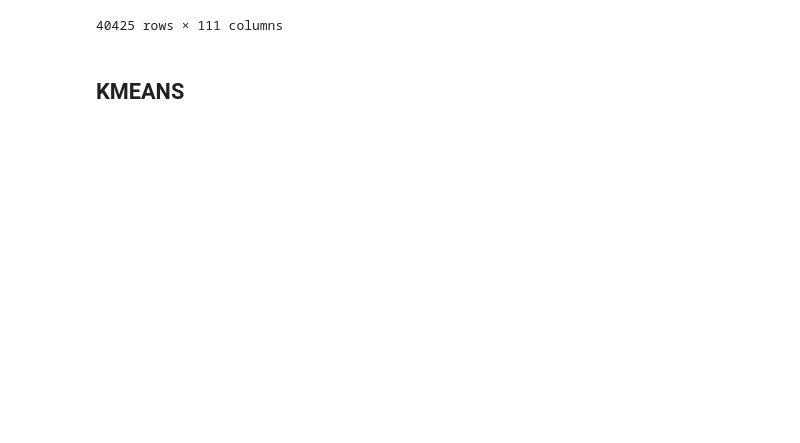
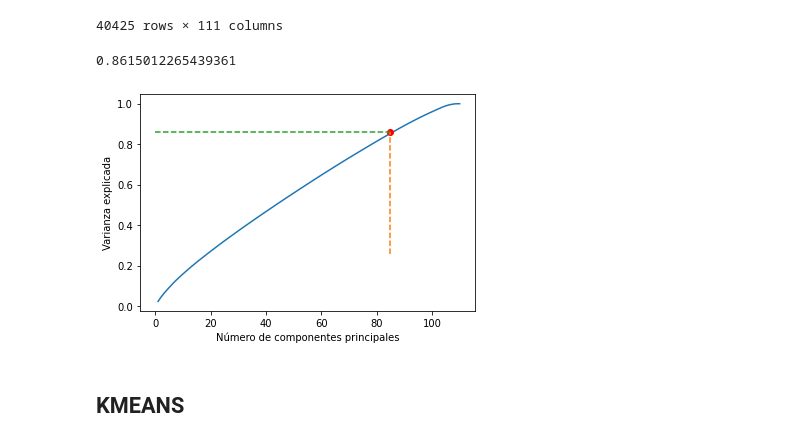
Before and after one commit to IciaCarroBarallobre/AprendizajeNoSupervisado, a Jupyter notebook: Clustering.ipynb, the cells around one changed output. Drawn from its saved outputs; the diff is of its cells as text; code cells hidden in the pictures; blank space fills up the shorter version.

```diff
--- a/Clustering.ipynb
+++ b/Clustering.ipynb
@@ -13,10 +13,11 @@ import re
 from sklearn.preprocessing import OneHotEncoder
 from geopy.geocoders import Nominatim
 import matplotlib.cm as cm
+from sklearn.decomposition import PCA, NMF
 
 geolocator = Nominatim(user_agent="Your_Name")
 N_DATASET=2
-COLAB = 0 # COLAB =1 si usamos colab
+COLAB = 1 # COLAB =1 si usamos colab
 
 DATASETS = ["homosexualf_preprocesado.csv", "homosexualh_preprocesado.csv", "heterosexual_preprocesado.csv"]
 # %%
@@ -51,6 +51,28 @@ df
 | 40448 | -1.118895 | -0.157919 | 1.191063 | -0.119448 | -0.383835 | -1.079168 | -0.426716 | 3.117625 | -10.925455 | ... |
 | 40449 | -0.481919 | -0.157919 | 1.191063 | -0.119448 | -0.383835 | -0.577574 | -0.426716 | 12.048971 | 12.382236 | ... |
 40425 rows × 111 columns
+# %%
+X = df
+pca = PCA(X.shape[1]-1).fit(X)
+plt.figure(figsize=(6,4))
+
+xx = np.arange(1, X.shape[1], step=1)
+yy = np.cumsum(pca.explained_variance_ratio_)
+print(yy[50])
+
+
+plt.plot(xx, yy)
+plt.plot(85,0.86, 'ro')
+plt.plot([85,85],[0.26,0.86], linestyle='--')
+plt.plot([0,85],[0.86,0.86], linestyle='--')
+
+plt.xlabel('Número de componentes principales')
+plt.ylabel('Varianza explicada')
+
+X = PCA(85).fit(X)
+# %% [output]
+0.8615012265439361
+[figure, added]
 # %% [markdown]
 ## KMEANS
 # %%
```
Also changed, not shown: parts of 4 cells of this notebook.
